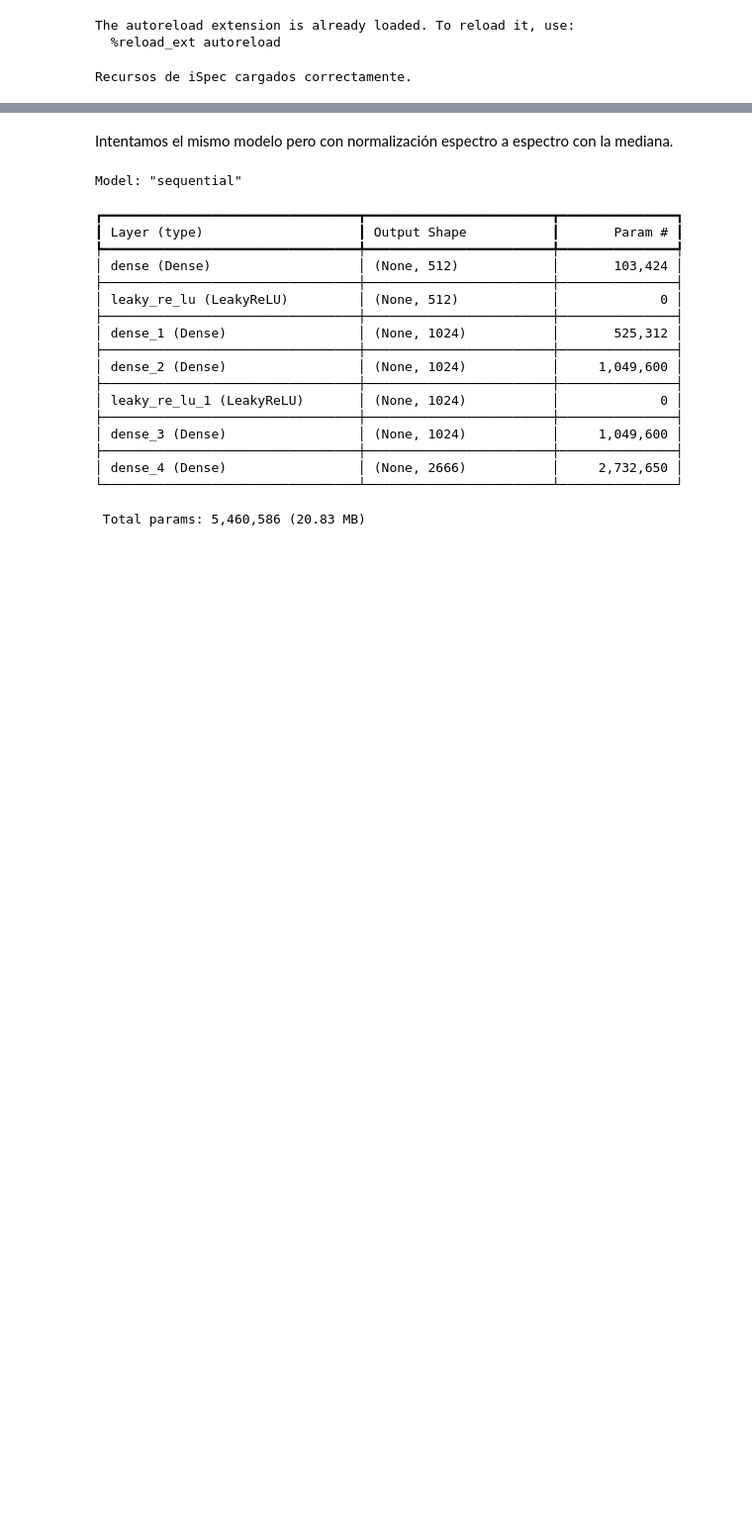
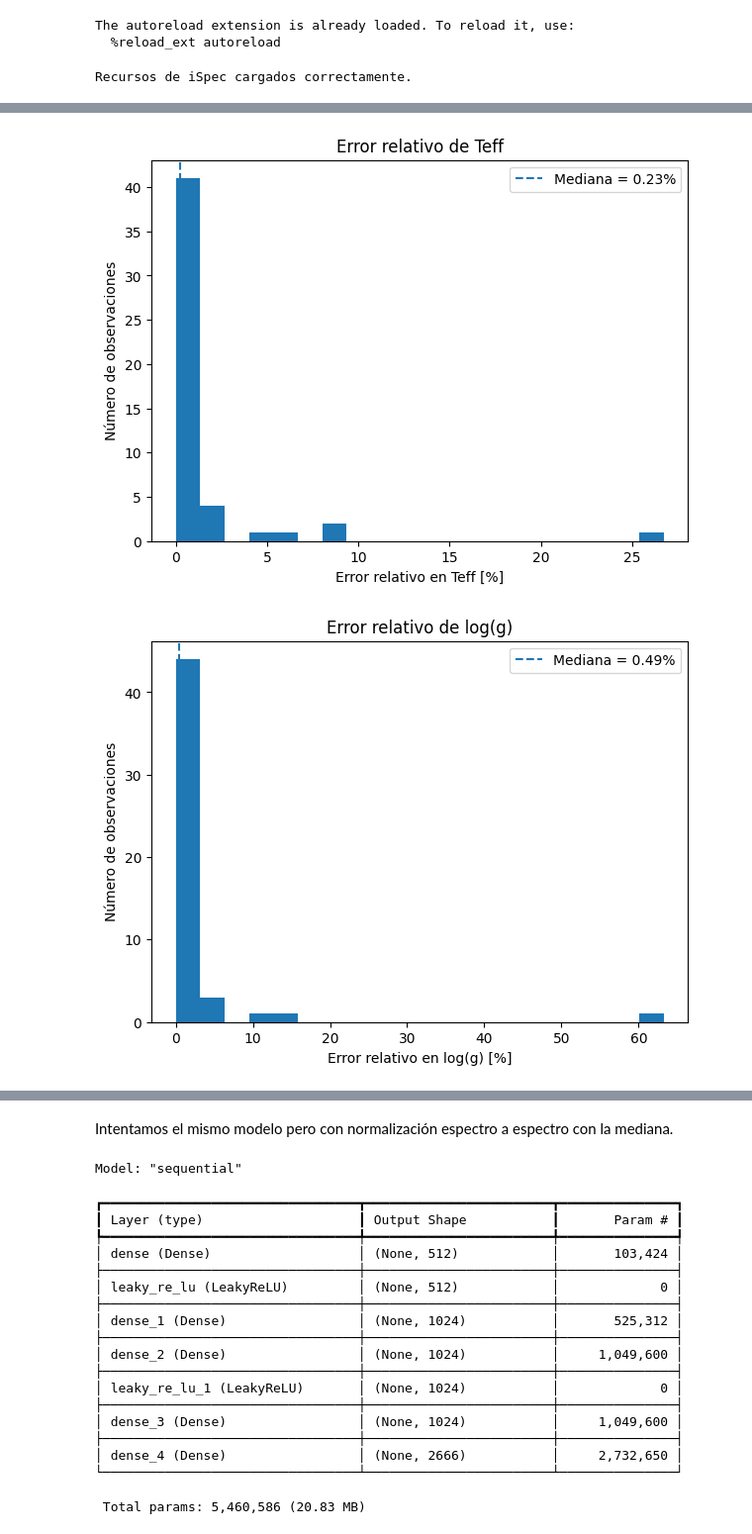
Before and after one commit to javier-cacho-master-ai/trabajo-fin-master, a Jupyter notebook: solution/models/model-training.ipynb, the cells around one changed output, grey strips where cells are left out. Shown at 99% size. Cells and saved outputs as stored; diff of their text form; code cells hidden in the pictures; blank space fills up the shorter version.

Commit message:
iSpec working and graphics produced

```diff
--- a/solution/models/model-training.ipynb
+++ b/solution/models/model-training.ipynb
@@ -599,0 +379,5 @@ Generating: 6516 3.31 -1.03 0.40 2.06 4.69 2.00 0.60 2000 1.00 loggf [] abund []
+# %%
+error_df = analyze_ispec_errors(results_df)
+# %% [output]
+[figure, added]
+[figure, added]
```
Also changed, not shown: parts of 42 cells of this notebook, 1 other file.
